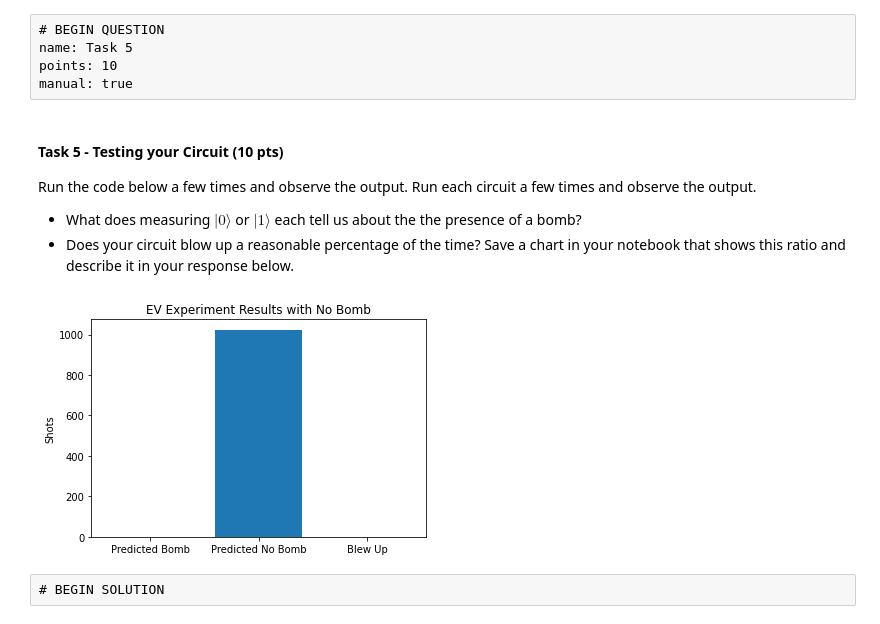
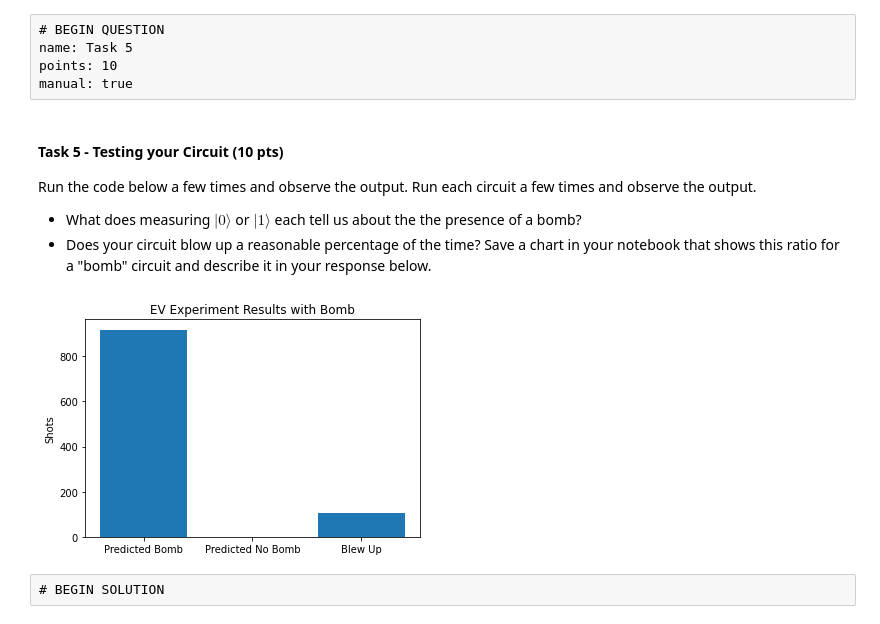
Before and after one commit to ProfRonCytron/ZeboCopy, a Jupyter notebook: exercises/qiskit/q2/q2.ipynb, the cells around one changed output. Cells and saved outputs as stored; diff of their text form; code cells hidden in the pictures.

```diff
--- a/exercises/qiskit/q2/q2.ipynb
+++ b/exercises/qiskit/q2/q2.ipynb
@@ -253,21 +255,20 @@ hidden: true
 points: 7
 failure_message: Wrong answer.
 """ # END TEST CONFIG
-em = BasicAer.get_backend("qasm_simulator")
-passing = True
+def testProbabilitiesHidden():
+    em = BasicAer.get_backend("qasm_simulator")
+    passing = True
+    for i in range(360):
+        theta = i * np.pi/180
+        qc_student = rotate(QuantumCircuit(1,1), theta)
+        qc_solution = QuantumCircuit(1,1)
+        qc_solution.u(theta, 0, 0, 0)
+        equivalent = Statevector.from_instruction(qc_student).equiv(Statevector.from_instruction(qc_solution))
+        if not equivalent:
+            passing = False
+    return passing
 
-for i in range(360):
-    theta = i * np.pi/180
-    qc_student = rotate(QuantumCircuit(1,1), theta)
-
-    qc_solution = genQC(1)
-    qc_solution.u(theta, 0, 0, getQR(qc_solution))
-
-    if not Statevector.from_instruction(qc_student).equiv(Statevector.from_instruction(qc_solution)):
-        passing = False
-        break
-
-passing == True
+testProbabilitiesHidden()
 # %% [output]
 True
 # %% [raw]
@@ -379,7 +380,7 @@ manual: true
 #### Task 5  - Testing your Circuit (10 pts)
 Run the code below a few times and observe the output. Run each circuit a few times and observe the output.
 - What does measuring $|0\rangle$ or $|1\rangle$ each tell us about the the presence of a bomb?
-- Does your circuit blow up a reasonable percentage of the time? Save a chart in your notebook that shows this ratio and describe it in your response below.
+- Does your circuit blow up a reasonable percentage of the time? Save a chart in your notebook that shows this ratio for a "bomb" circuit and describe it in your response below.
 # %%
 qasm_sim = BasicAer.get_backend("qasm_simulator")
 
@@ -390,40 +391,39 @@ def em(qc, shots=1024):
 
 def run_circuit(percentage,bomb):
     qc = gen_circuit(percentage,bomb)
-    qc.draw(output="mpl")
     counts = em(qc)
     n = compute_iterations(percentage)
 
     zeros_key = "0 " + "0"*n
     one_key = "1 "+"0"*n
 
     predicted_bomb = 0
     predicted_no_bomb = 0
     blew_up = 0
 
     if zeros_key in counts:
         predicted_bomb = counts[zeros_key]
     if one_key in counts:
         predicted_no_bomb = counts[one_key]
 
     blew_up = 1024 - predicted_bomb - predicted_no_bomb
 
     y = np.arange(3)
     plt.bar(y, [predicted_bomb, predicted_no_bomb, blew_up])
     plt.ylabel("Shots")
     plt.xticks(y, ["Predicted Bomb", "Predicted No Bomb", "Blew Up"])
     if bomb == "bomb":
         plt.title("EV Experiment Results with Bomb")
     else:
         plt.title("EV Experiment Results with No Bomb")
     plt.show()
 
     return None
 
 bomb = bomb_oracle()
 run_circuit(0.9, bomb)
 # %% [output]
-[figure, old version]
+[figure, new version]
 # %% [raw]
 # BEGIN SOLUTION
 # %% [markdown]
```
Also changed, not shown: parts of 10 cells of this notebook.
